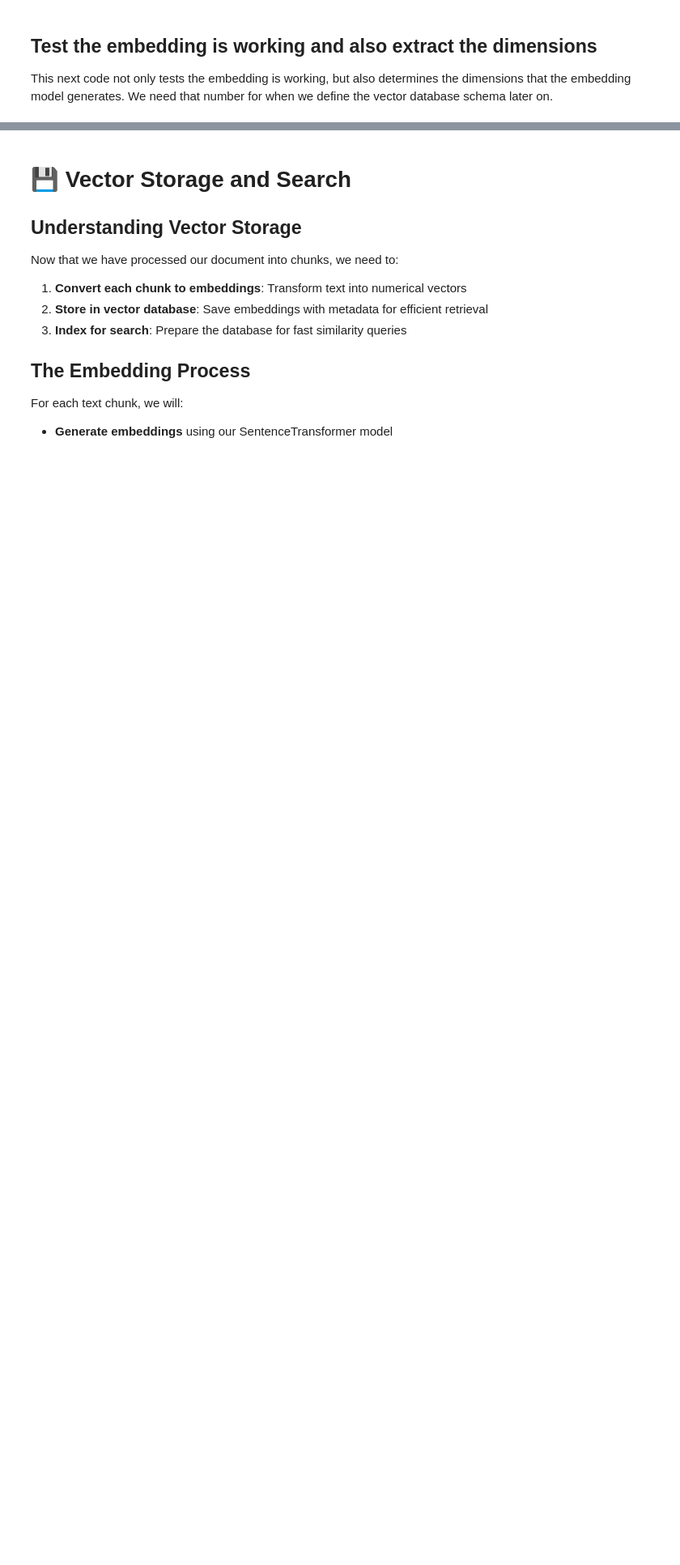
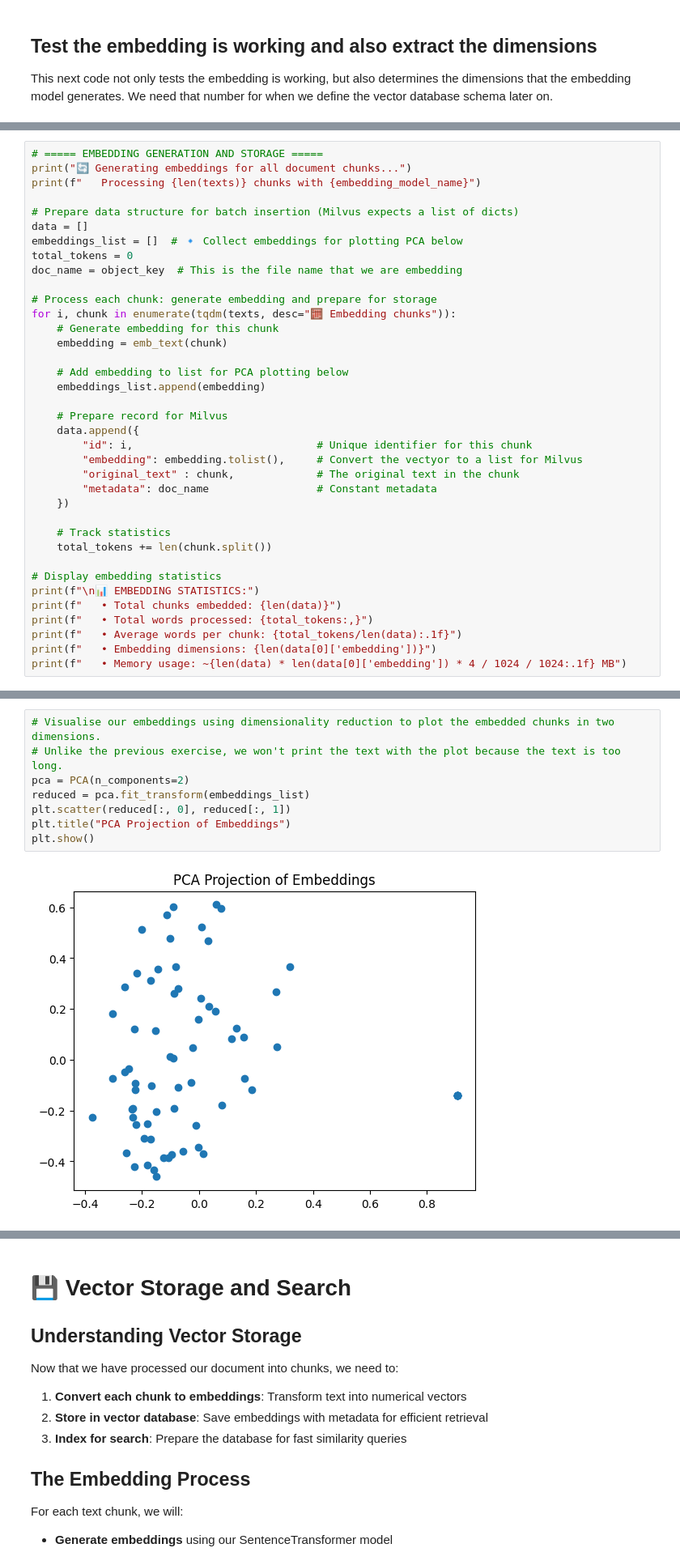
Before and after one commit to odh-labs/rhoai-roadshow-v2, a Jupyter notebook: docs/2-rag/notebook/4-simple-rag.ipynb, the cells around one changed output, grey strips where cells are left out. Shown at 81% size. Drawn from its saved outputs; the diff is of its cells as text; blank space fills up the shorter version.

Commit message:
Reqorked to add metadata

```diff
--- a/docs/2-rag/notebook/4-simple-rag.ipynb
+++ b/docs/2-rag/notebook/4-simple-rag.ipynb
@@ -300,0 +389,37 @@ print(f"   • Value range: [{min(test_embedding):.4f}, {max(test_embedding):.4f
+# %%
+# ===== EMBEDDING GENERATION AND STORAGE =====
+print("🔄 Generating embeddings for all document chunks...")
+print(f"   Processing {len(texts)} chunks with {embedding_model_name}")
+
+# Prepare data structure for batch insertion (Milvus expects a list of dicts)
+data = []
+embeddings_list = []  # 🔹 Collect embeddings for plotting PCA below
+total_tokens = 0
+doc_name = object_key  # This is the file name that we are embedding
+
+# Process each chunk: generate embedding and prepare for storage
+for i, chunk in enumerate(tqdm(texts, desc="🧮 Embedding chunks")):
+    # Generate embedding for this chunk
+    embedding = emb_text(chunk)
+
+    # Add embedding to list for PCA plotting below
+    embeddings_list.append(embedding)
+
+    # Prepare record for Milvus
+    data.append({
+        "id": i,                             # Unique identifier for this chunk
+        "embedding": embedding.tolist(),     # Convert the vectyor to a list for Milvus
+        "original_text" : chunk,             # The original text in the chunk
+        "metadata": doc_name                 # Constant metadata
+    })
+
+    # Track statistics
+    total_tokens += len(chunk.split())
+
+# Display embedding statistics
+print(f"\n📊 EMBEDDING STATISTICS:")
+print(f"   • Total chunks embedded: {len(data)}")
+print(f"   • Total words processed: {total_tokens:,}")
+print(f"   • Average words per chunk: {total_tokens/len(data):.1f}")
+print(f"   • Embedding dimensions: {len(data[0]['embedding'])}")
+print(f"   • Memory usage: ~{len(data) * len(data[0]['embedding']) * 4 / 1024 / 1024:.1f} MB")
@@ -301 +472,11 @@ print(f"   • Value range: [{min(test_embedding):.4f}, {max(test_embedding):.4f
+# %%
+# Visualise our embeddings using dimensionality reduction to plot the embedded chunks in two dimensions.
+# Unlike the previous exercise, we won't print the text with the plot because the text is too long.
+pca = PCA(n_components=2)
+reduced = pca.fit_transform(embeddings_list)
+plt.scatter(reduced[:, 0], reduced[:, 1])
+plt.title("PCA Projection of Embeddings")
+plt.show()
+# %% [output]
+[figure, added]
 # %% [markdown]
```
Also changed, not shown: parts of 40 cells of this notebook.
